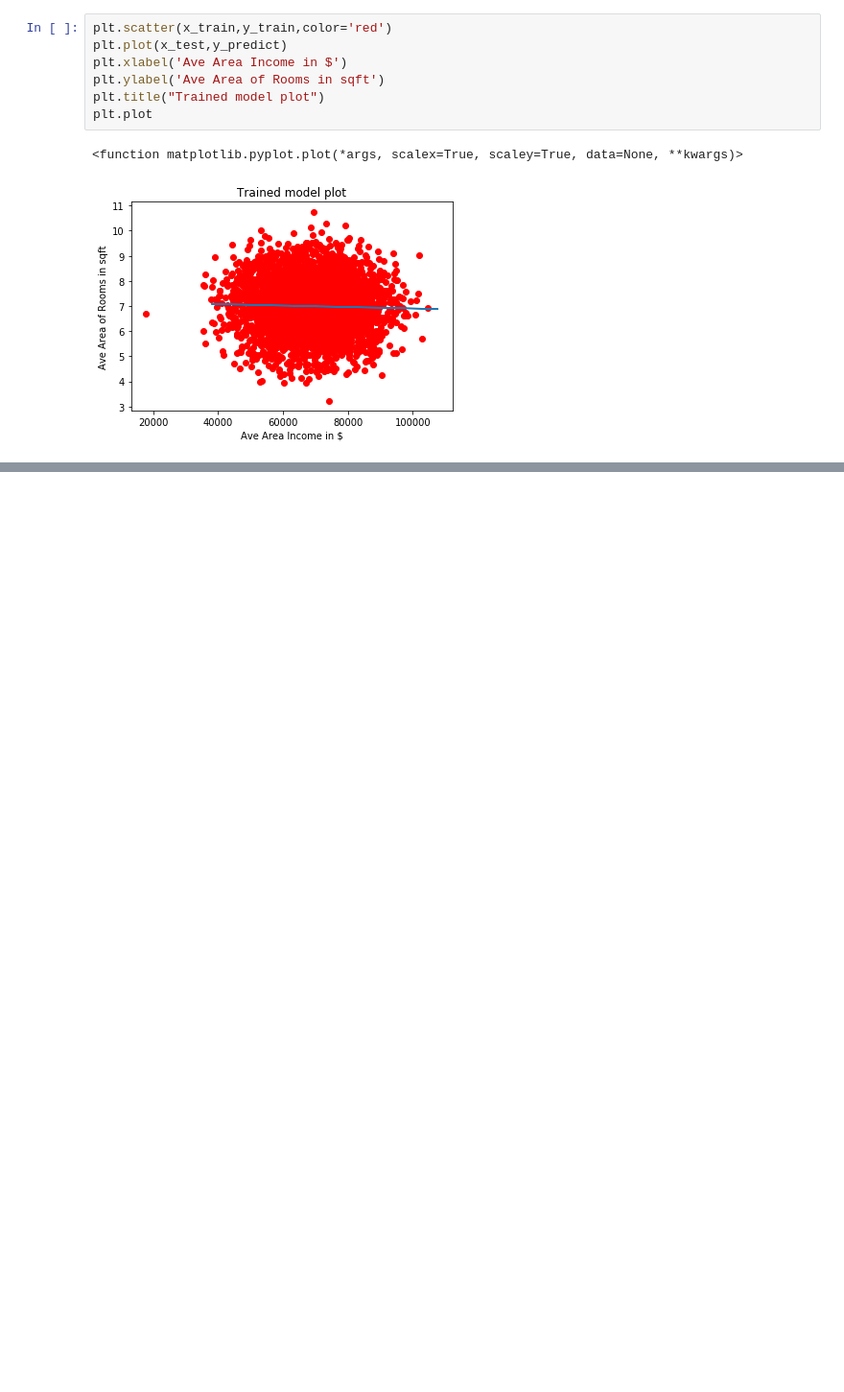
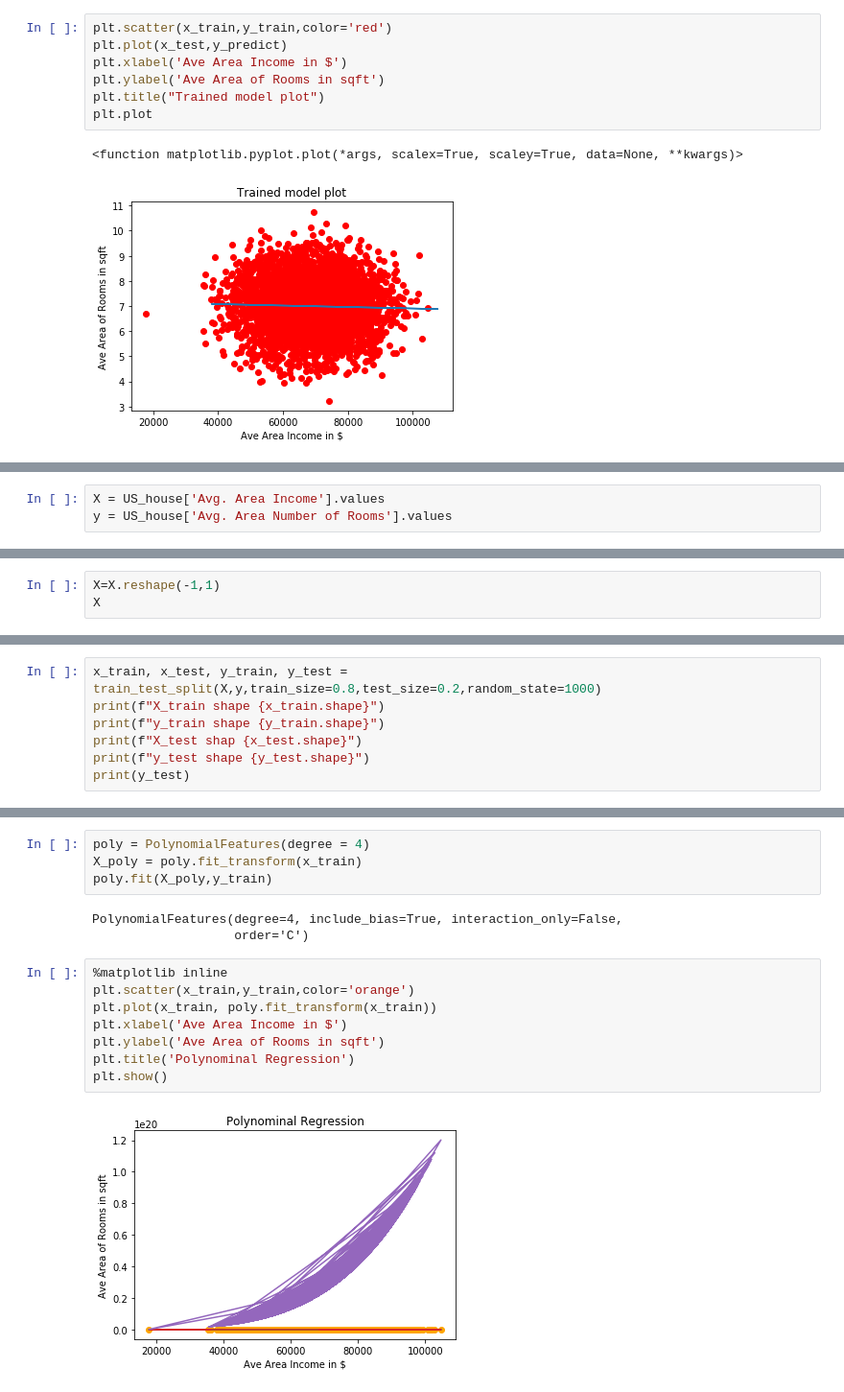
Before and after one commit to jamesbond007dj/data_analysis, a Jupyter notebook: regressions.ipynb, the cells around one changed output, grey strips where cells are left out. Shown: that part at 96% size. Drawn from its saved outputs; the diff is of its cells as text; blank space fills up the shorter version.

Commit message:
stretch goal Polynominal done

```diff
--- a/regressions.ipynb
+++ b/regressions.ipynb
@@ -534,0 +546,3 @@ plt.plot
+# %%
+X = US_house['Avg. Area Income'].values
+y = US_house['Avg. Area Number of Rooms'].values
@@ -534,0 +554,3 @@ plt.plot
+# %%
+X=X.reshape(-1,1)
+X
@@ -534,0 +565,7 @@ plt.plot
+# %%
+x_train, x_test, y_train, y_test = train_test_split(X,y,train_size=0.8,test_size=0.2,random_state=1000)
+print(f"X_train shape {x_train.shape}")
+print(f"y_train shape {y_train.shape}")
+print(f"X_test shap {x_test.shape}")
+print(f"y_test shape {y_test.shape}")
+print(y_test)
@@ -534,0 +590,17 @@ plt.plot
+# %%
+poly = PolynomialFeatures(degree = 4)
+X_poly = poly.fit_transform(x_train)
+poly.fit(X_poly,y_train)
+# %% [output]
+PolynomialFeatures(degree=4, include_bias=True, interaction_only=False,
+                   order='C')
+# %%
+%matplotlib inline
+plt.scatter(x_train,y_train,color='orange')
+plt.plot(x_train, poly.fit_transform(x_train))
+plt.xlabel('Ave Area Income in $')
+plt.ylabel('Ave Area of Rooms in sqft')
+plt.title('Polynominal Regression')
+plt.show()
+# %% [output]
+[figure, added]
```
Also changed, not shown: parts of 7 cells of this notebook, 1 other file.
